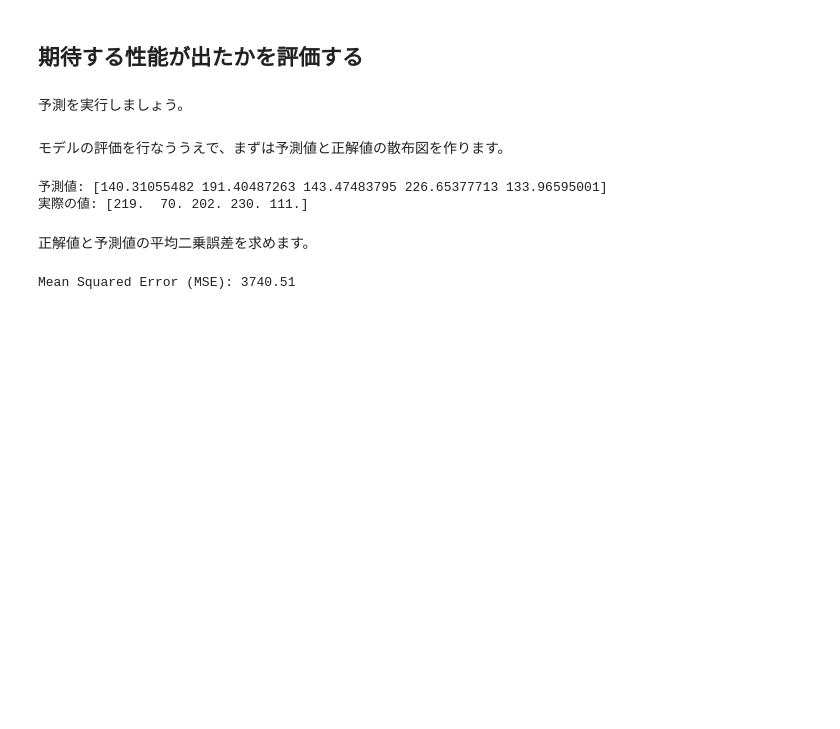
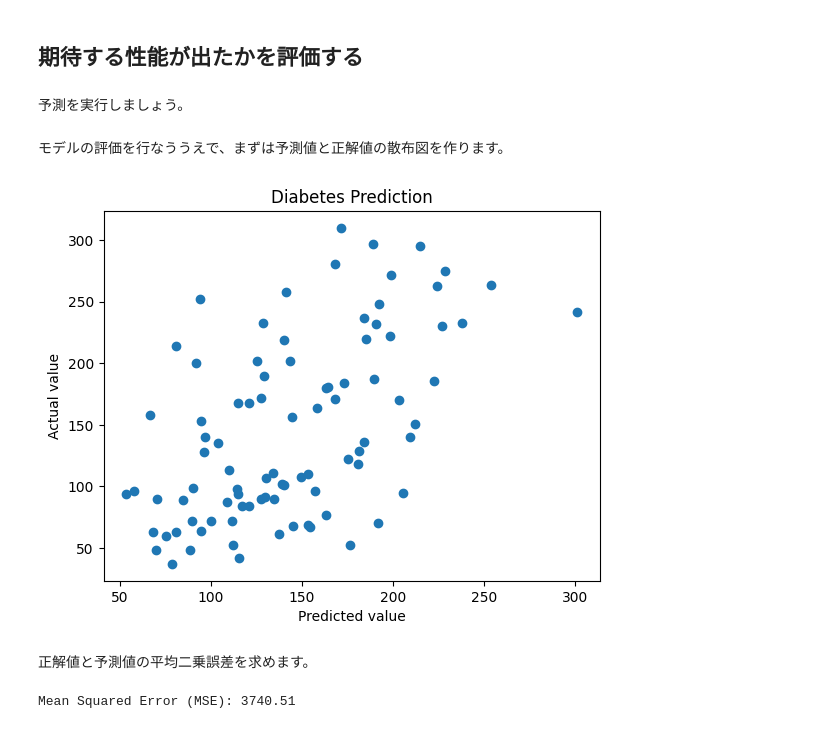
Before and after one commit to kwatanabe356/pythondev, a Jupyter notebook: 課題13_糖尿病の進行状況の回帰予測.ipynb, the cells around one changed output. Drawn from its saved outputs; the diff is of its cells as text; code cells hidden in the pictures; blank space fills up the shorter version.

```diff
--- a/課題13_糖尿病の進行状況の回帰予測.ipynb
+++ b/課題13_糖尿病の進行状況の回帰予測.ipynb
@@ -131,16 +132,17 @@ LinearRegression()
 # %% [markdown]
 モデルの評価を行なううえで、まずは予測値と正解値の散布図を作ります。
-# %%
-# 横軸が予測値、縦軸は正解値でプロットした散布図を表示する
-# （以下にコードを書いてください）
-y_pred = model.predict(X_test)
-
-# 予測結果の最初の5件を表示して実際の値と比較してみる
-print("予測値:", y_pred[:5])
-print("実際の値:", y_test[:5])
-# %% [output]
-予測値: [140.31055482 191.40487263 143.47483795 226.65377713 133.96595001]
-実際の値: [219.  70. 202. 230. 111.]
+# %%
+import matplotlib.pyplot as plt
+
+# 横軸が予測値、縦軸は正解値でプロットした散布図を表示する
+# （以下にコードを書いてください）
+plt.scatter(y_pred, y_test)        # 散布図をプロット
+plt.xlabel('Predicted value')      # 横軸：予測値
+plt.ylabel('Actual value')         # 縦軸：正解値
+plt.title('Diabetes Prediction')   # グラフのタイトル
+plt.show()
+# %% [output]
+[figure, added]
 # %% [markdown]
 正解値と予測値の平均二乗誤差を求めます。
 # %%
```
Also changed, not shown: parts of 3 cells of this notebook.
